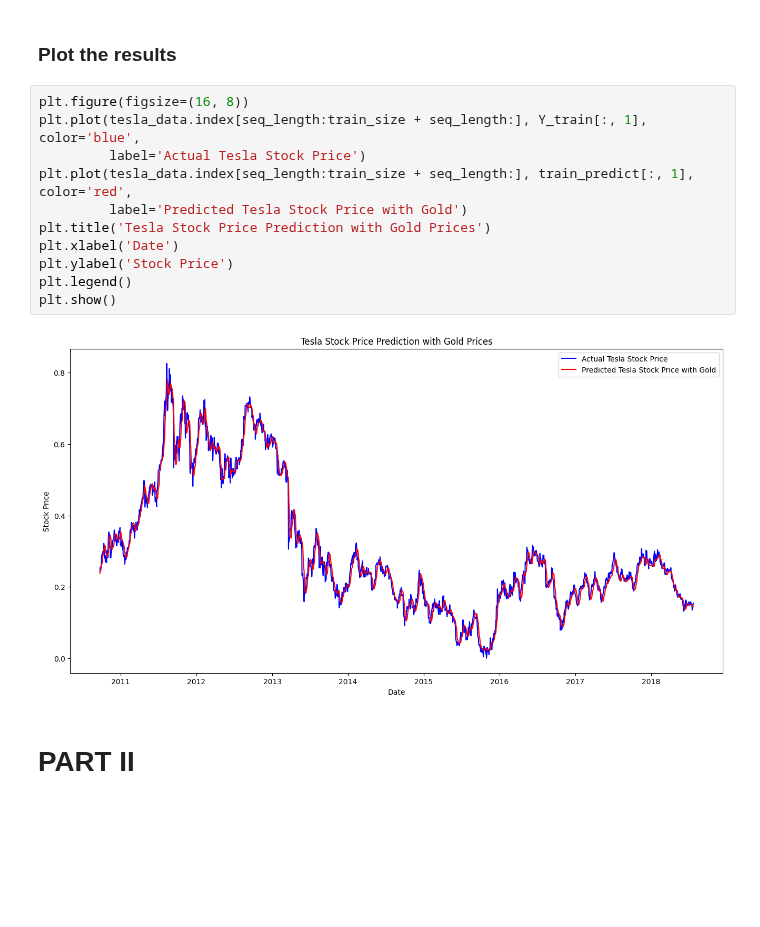
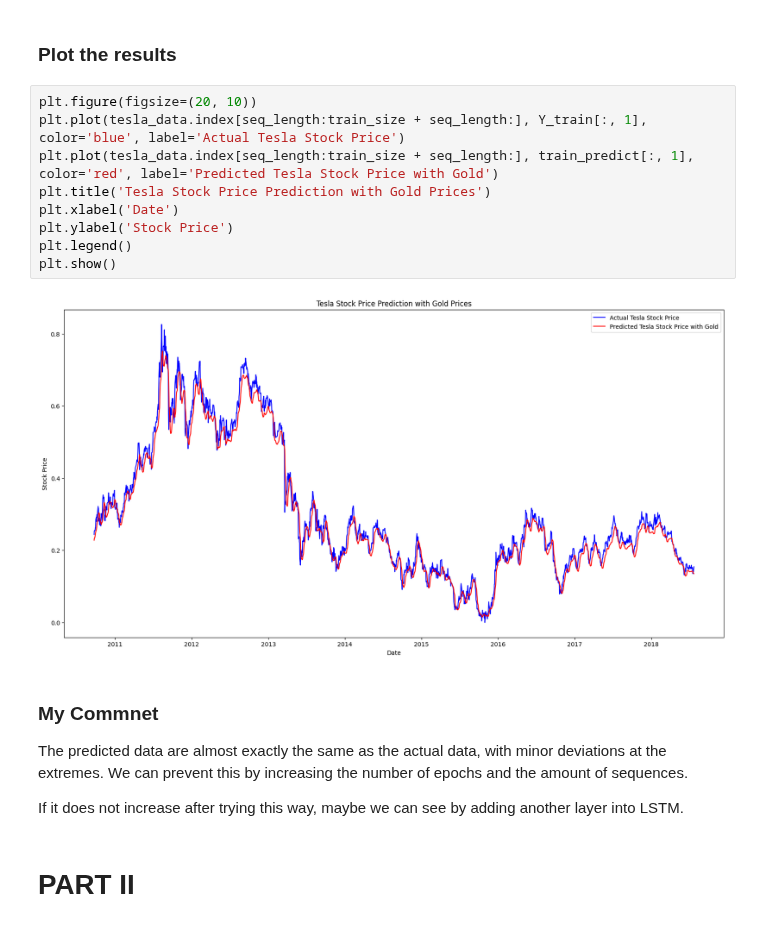
Before and after one commit to mehmet-ercan/MachineLearning, a Jupyter notebook: HW5/HW5_AKCAN_ERCAN_244201001033.ipynb, the cells around one changed output. Cells and saved outputs as stored; diff of their text form; blank space fills up the shorter version.

```diff
--- a/HW5/HW5_AKCAN_ERCAN_244201001033.ipynb
+++ b/HW5/HW5_AKCAN_ERCAN_244201001033.ipynb
@@ -209,18 +219,22 @@ RMSE (with gold): 0.1043347207803656
 # %% [markdown]
 ### Plot the results
 # %%
-plt.figure(figsize=(16, 8))
-plt.plot(tesla_data.index[seq_length:train_size + seq_length:], Y_train[:, 1], color='blue',
-         label='Actual Tesla Stock Price')
-plt.plot(tesla_data.index[seq_length:train_size + seq_length:], train_predict[:, 1], color='red',
-         label='Predicted Tesla Stock Price with Gold')
+plt.figure(figsize=(20, 10))
+plt.plot(tesla_data.index[seq_length:train_size + seq_length:], Y_train[:, 1], color='blue', label='Actual Tesla Stock Price')
+plt.plot(tesla_data.index[seq_length:train_size + seq_length:], train_predict[:, 1], color='red', label='Predicted Tesla Stock Price with Gold')
 plt.title('Tesla Stock Price Prediction with Gold Prices')
 plt.xlabel('Date')
 plt.ylabel('Stock Price')
 plt.legend()
 plt.show()
 # %% [output]
-[figure, old version]
+[figure, new version]
+# %% [markdown]
+### My Commnet
+
+The predicted data are almost exactly the same as the actual data, with minor deviations at the extremes. We can prevent this by increasing the number of epochs and the amount of sequences.
+
+If it does not increase after trying this way, maybe we can see by adding another layer into LSTM.
 # %% [markdown]
 # PART II
 # %% [markdown]
```
Also changed, not shown: parts of 29 cells of this notebook.
